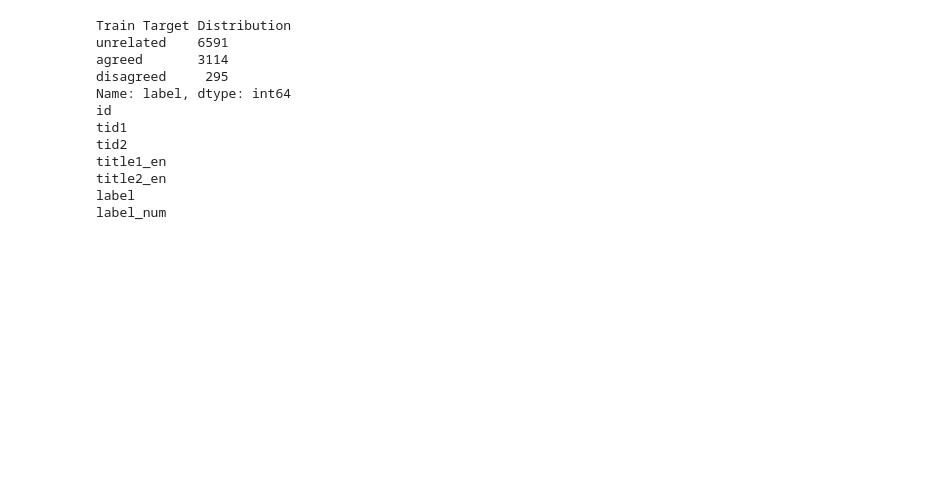
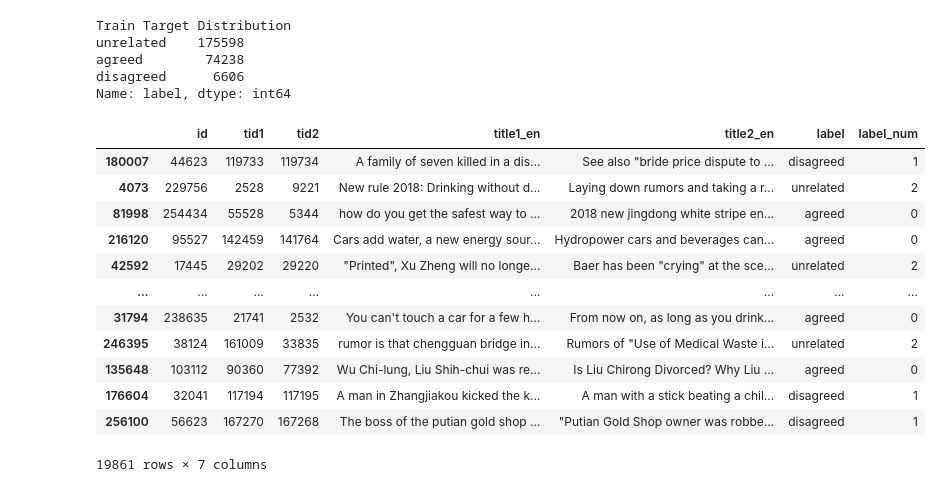
Before and after one commit to Yale-Li/social-network-analysis-proj2, a Jupyter notebook: BERT.ipynb, the cells around one changed output. Cells and saved outputs as stored; diff of their text form; code cells hidden in the pictures; blank space fills up the shorter version.

```diff
--- a/BERT.ipynb
+++ b/BERT.ipynb
@@ -44,22 +42,45 @@ dtype: int64
-# %%
-print("Train Target Distribution")
-print(train_df['label'].value_counts())
-
-for df in train_df.head():
-    print(df)
-# %% [output]
-Train Target Distribution
-unrelated    6591
-agreed       3114
-disagreed     295
-Name: label, dtype: int64
-id
-tid1
-tid2
-title1_en
-title2_en
-label
-label_num
+# %%
+print("Train Target Distribution")
+print(train_df['label'].value_counts())
+
+from numpy.random import binomial
+np.random.seed(0)
+
+
+grouper = train_df.groupby("label_num")
+sizes = grouper.size()
+
+fracs = (sizes.min()) / sizes
+
+test  = pd.DataFrame()
+train = pd.DataFrame()
+
+for grp, data in grouper: # reuse the grouper!
+    mask = binomial(1, fracs.loc[grp], data.shape[0]).astype(bool)
+    train = train.append(data[mask])
+    test  =  test.append(data[~mask])
+
+train_df = train.sample(frac=1)
+train_df
+# %% [output]
+Train Target Distribution
+unrelated    175598
+agreed        74238
+disagreed      6606
+Name: label, dtype: int64
+|  | id | tid1 | tid2 | title1_en | title2_en | label | label_num |
+| 180007 | 44623 | 119733 | 119734 | A family of seven killed in a dis... | See also "bride price dispute to ... | disagreed | 1 |
+| 4073 | 229756 | 2528 | 9221 | New rule 2018: Drinking without d... | Laying down rumors and taking a r... | unrelated | 2 |
+| 81998 | 254434 | 55528 | 5344 | how do you get the safest way to ... | 2018 new jingdong white stripe en... | agreed | 0 |
+| 216120 | 95527 | 142459 | 141764 | Cars add water, a new energy sour... | Hydropower cars and beverages can... | agreed | 0 |
+| 42592 | 17445 | 29202 | 29220 | "Printed", Xu Zheng will no longe... | Baer has been "crying" at the sce... | unrelated | 2 |
+| ... | ... | ... | ... | ... | ... | ... | ... |
+| 31794 | 238635 | 21741 | 2532 | You can't touch a car for a few h... | From now on, as long as you drink... | agreed | 0 |
+| 246395 | 38124 | 161009 | 33835 | rumor is that chengguan bridge in... | Rumors of "Use of Medical Waste i... | unrelated | 2 |
+| 135648 | 103112 | 90360 | 77392 | Wu Chi-lung, Liu Shih-chui was re... | Is Liu Chirong Divorced? Why Liu ... | agreed | 0 |
+| 176604 | 32041 | 117194 | 117195 | A man in Zhangjiakou kicked the k... | A man with a stick beating a chil... | disagreed | 1 |
+| 256100 | 56623 | 167270 | 167268 | The boss of the putian gold shop ... | "Putian Gold Shop owner was robbe... | disagreed | 1 |
+19861 rows × 7 columns
 # %%
 max_length = 128  # Maximum length of input sentence to the model.
 batch_size = 32
```
Also changed, not shown: parts of 4 cells of this notebook, 1 other file.
